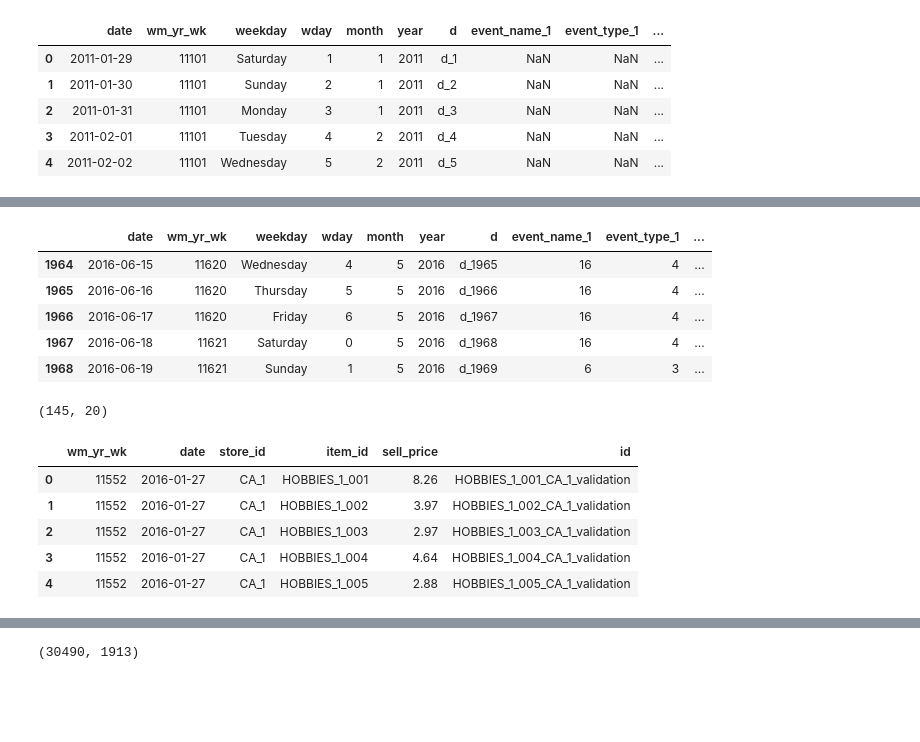
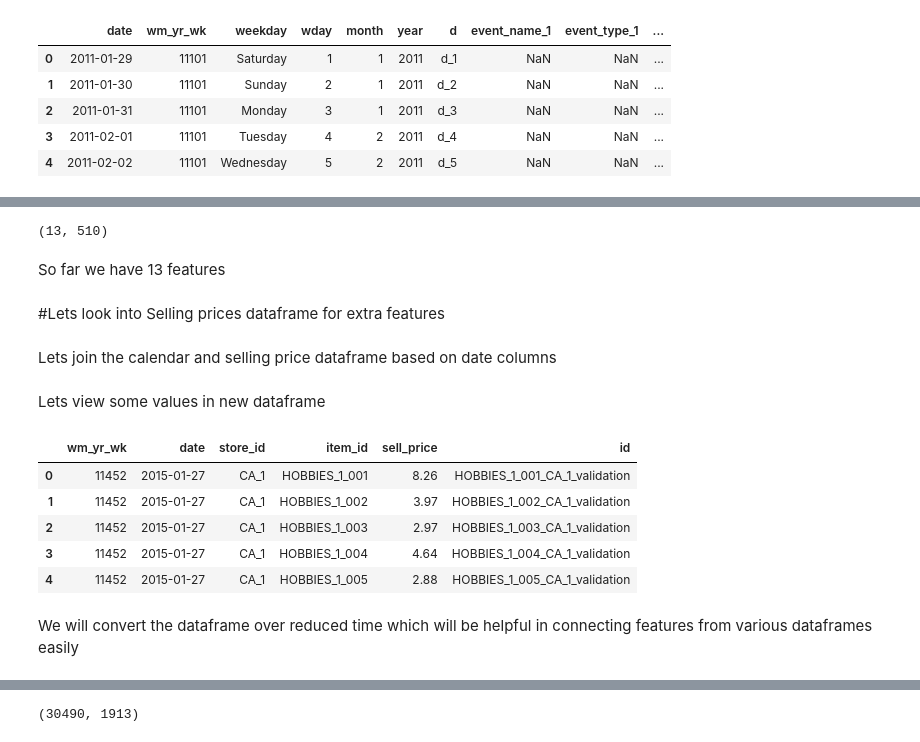
Before and after one commit to ikyath/M5-Forecasting-Accuracy-Kaggle, a Jupyter notebook: M5_Forecast_Encoder_Decoder_BetterFeatures.ipynb, the cells around one changed output, grey strips where cells are left out. Saved outputs shown, nothing was run; the diff lists cells and outputs as text; code cells hidden in the pictures; blank space fills up the shorter version.

```diff
--- a/M5_Forecast_Encoder_Decoder_BetterFeatures.ipynb
+++ b/M5_Forecast_Encoder_Decoder_BetterFeatures.ipynb
@@ -178 +210,6 @@ def transform(data):
     return data
+# %%
+calendar['date'] = pd.to_datetime(calendar['date'])
+calendar = calendar[calendar['date']>= '2015-1-27']  #We are considering less data due to memory constraints
+calendar= transform(calendar)
+# Attempts to convert events into time series data.
@@ -188,5 +226,0 @@ calendar.head()
-# %%
-calendar['date'] = pd.to_datetime(calendar['date'])
-calendar = calendar[calendar['date']>= '2016-1-27']  #reduce memory
-calendar= transform(calendar)
-# Attempts to convert events into time series data.
@@ -222,26 +249,27 @@ transfer_cal
-# %%
-calendar.tail()
-# %% [output]
-|  | date | wm_yr_wk | weekday | wday | month | year | d | event_name_1 | event_type_1 | ... |
-| 1964 | 2016-06-15 | 11620 | Wednesday | 4 | 5 | 2016 | d_1965 | 16 | 4 | ... |
-| 1965 | 2016-06-16 | 11620 | Thursday | 5 | 5 | 2016 | d_1966 | 16 | 4 | ... |
-| 1966 | 2016-06-17 | 11620 | Friday | 6 | 5 | 2016 | d_1967 | 16 | 4 | ... |
-| 1967 | 2016-06-18 | 11621 | Saturday | 0 | 5 | 2016 | d_1968 | 16 | 4 | ... |
-| 1968 | 2016-06-19 | 11621 | Sunday | 1 | 5 | 2016 | d_1969 | 6 | 3 | ... |
 # %%
-calendar.shape
+transfer_cal.shape
 # %% [output]
-(145, 20)
+(13, 510)
+# %% [markdown]
+ So far we have 13 features
+# %% [markdown]
+#Lets look into Selling prices dataframe for extra features
+# %% [markdown]
+Lets join the calendar and selling price dataframe based on date columns
 # %%
-price_fea = calendar[['wm_yr_wk','date']].merge(selling_prices, on = ['wm_yr_wk'], how = 'left')
-price_fea['id'] = price_fea['item_id']+'_'+price_fea['store_id']+'_validation'
+price_feature = calendar[['wm_yr_wk','date']].merge(selling_prices, on = ['wm_yr_wk'], how = 'left')
+price_feature['id'] = price_feature['item_id']+'_'+price_feature['store_id']+'_validation'
+# %% [markdown]
+Lets view some values in new dataframe
 # %%
-price_fea.head()
+price_feature.head()
 # %% [output]
 |  | wm_yr_wk | date | store_id | item_id | sell_price | id |
-| 0 | 11552 | 2016-01-27 | CA_1 | HOBBIES_1_001 | 8.26 | HOBBIES_1_001_CA_1_validation |
-| 1 | 11552 | 2016-01-27 | CA_1 | HOBBIES_1_002 | 3.97 | HOBBIES_1_002_CA_1_validation |
-| 2 | 11552 | 2016-01-27 | CA_1 | HOBBIES_1_003 | 2.97 | HOBBIES_1_003_CA_1_validation |
-| 3 | 11552 | 2016-01-27 | CA_1 | HOBBIES_1_004 | 4.64 | HOBBIES_1_004_CA_1_validation |
-| 4 | 11552 | 2016-01-27 | CA_1 | HOBBIES_1_005 | 2.88 | HOBBIES_1_005_CA_1_validation |
+| 0 | 11452 | 2015-01-27 | CA_1 | HOBBIES_1_001 | 8.26 | HOBBIES_1_001_CA_1_validation |
+| 1 | 11452 | 2015-01-27 | CA_1 | HOBBIES_1_002 | 3.97 | HOBBIES_1_002_CA_1_validation |
+| 2 | 11452 | 2015-01-27 | CA_1 | HOBBIES_1_003 | 2.97 | HOBBIES_1_003_CA_1_validation |
+| 3 | 11452 | 2015-01-27 | CA_1 | HOBBIES_1_004 | 4.64 | HOBBIES_1_004_CA_1_validation |
+| 4 | 11452 | 2015-01-27 | CA_1 | HOBBIES_1_005 | 2.88 | HOBBIES_1_005_CA_1_validation |
+# %% [markdown]
+We will convert the dataframe over reduced time which will be helpful in connecting features from various dataframes easily
 # %%
```
Also changed, not shown: parts of 68 cells of this notebook.
